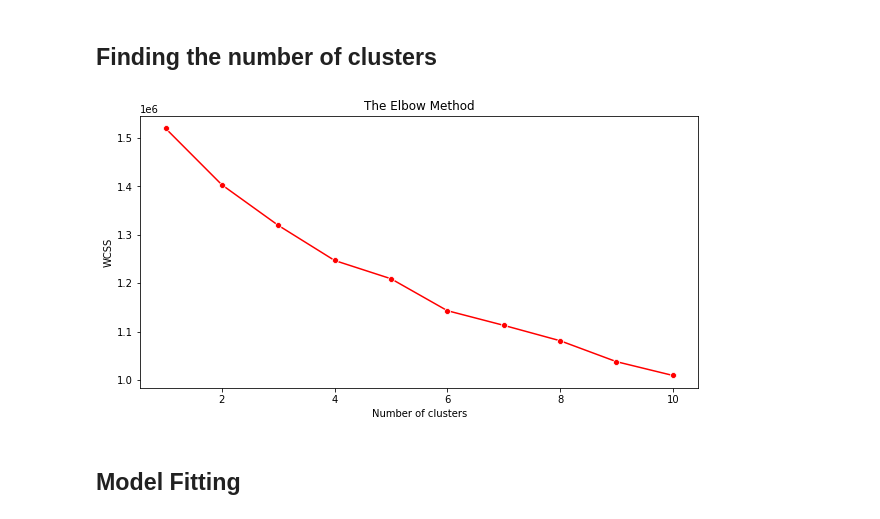
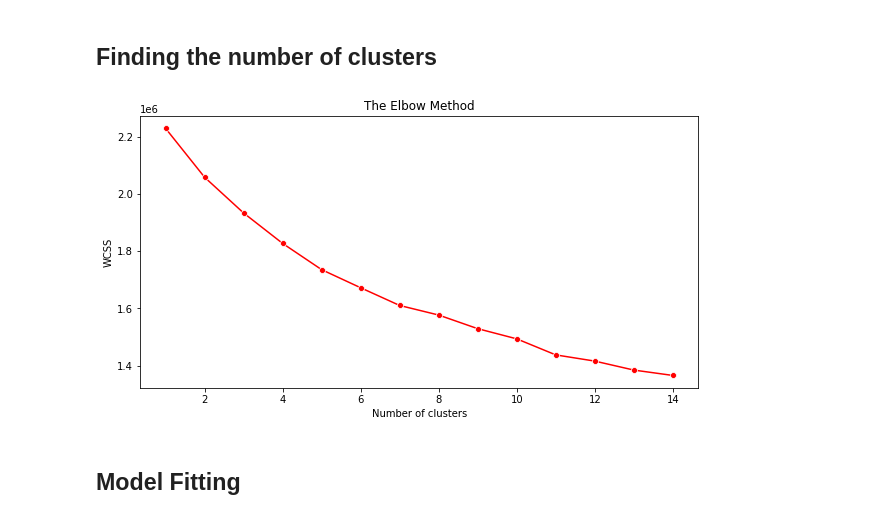
Before and after one commit to lynda-trad/Orders-Customer-Segmentation, a Jupyter notebook: Customer-Segmentation.ipynb, the cells around one changed output. Saved outputs shown, nothing was run; the diff lists cells and outputs as text; code cells hidden in the pictures.

```diff
--- a/Customer-Segmentation.ipynb
+++ b/Customer-Segmentation.ipynb
@@ -144,8 +145,6 @@ data
 | 117327 | 56b18e2166679b8a959d72dd06da27f9 | 73c2643a0a458b49f58cea58833b192e | 92120 | canoas | RS | e31ec91cea1ecf97797787471f98a8c2 | ... |
 | 117328 | 274fa6071e5e17fe303b9748641082c8 | 84732c5050c01db9b23e19ba39899398 | 6703 | cotia | SP | 28db69209a75e59f20ccbb5c36a20b90 | ... |
 117329 rows × 19 columns
-# %%
-data = data.head(80000)
 # %% [markdown]
 ## Missing Values
 # %%
@@ -222,20 +221,20 @@ array([[-1.63752565,  0.08308499, -0.69215219, ..., -1.40758966,
 ## Finding the number of clusters
 # %%
 wcss = []
-for i in range(1, 11):
+for i in range(1, 15):
     kmeans = KMeans(n_clusters = i, init = 'k-means++', random_state = 42)
     kmeans.fit(X)
     # inertia method returns wcss for that model
     wcss.append(kmeans.inertia_)
 
 plt.figure(figsize=(10,5))
-sns.lineplot(range(1, 11), wcss,marker='o',color='red')
+sns.lineplot(range(1, 15), wcss,marker='o',color='red')
 plt.title('The Elbow Method')
 plt.xlabel('Number of clusters')
 plt.ylabel('WCSS')
 plt.show()
 # %% [output]
-[figure, old version]
+[figure, new version]
 # %% [markdown]
 ## Model Fitting
 # %%
```
Also changed, not shown: parts of 12 cells of this notebook.
